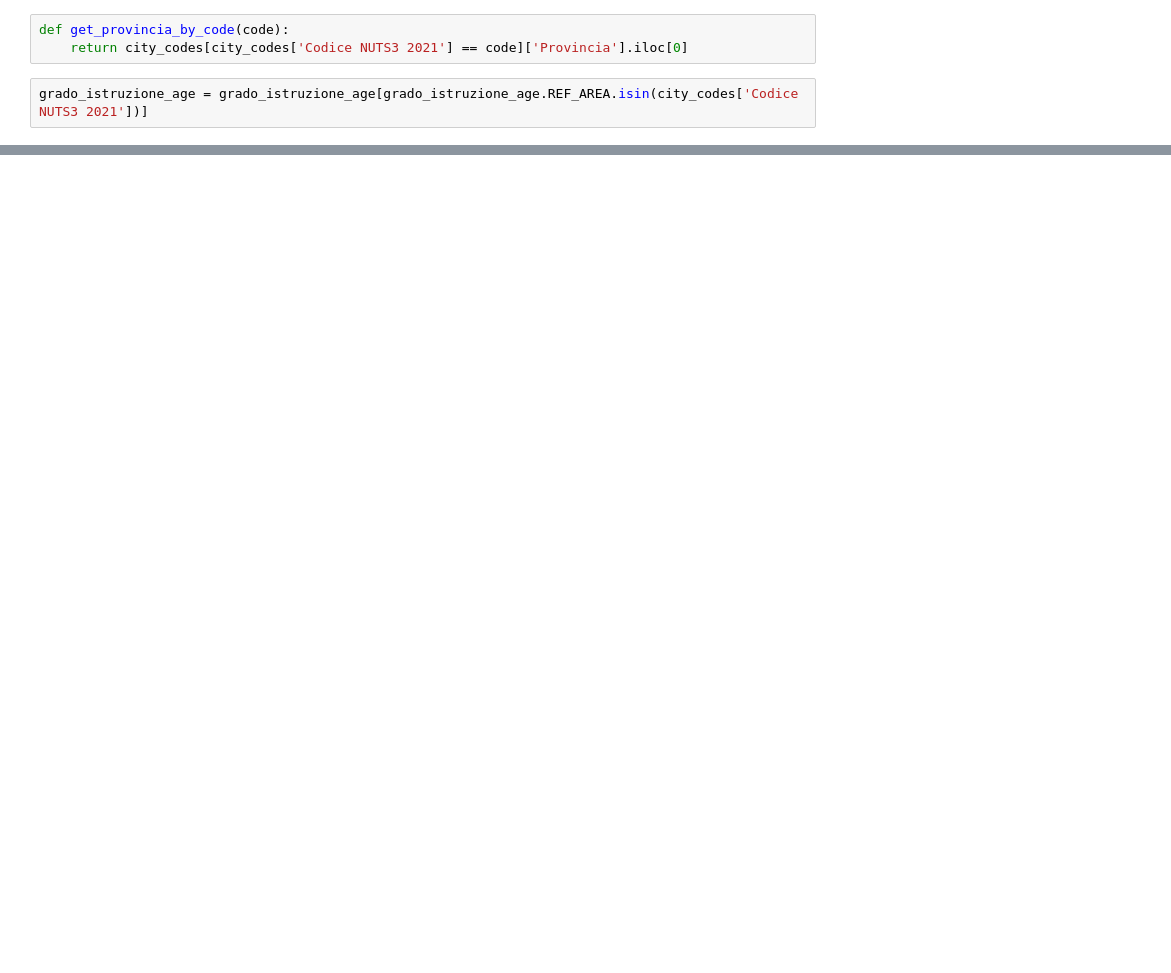
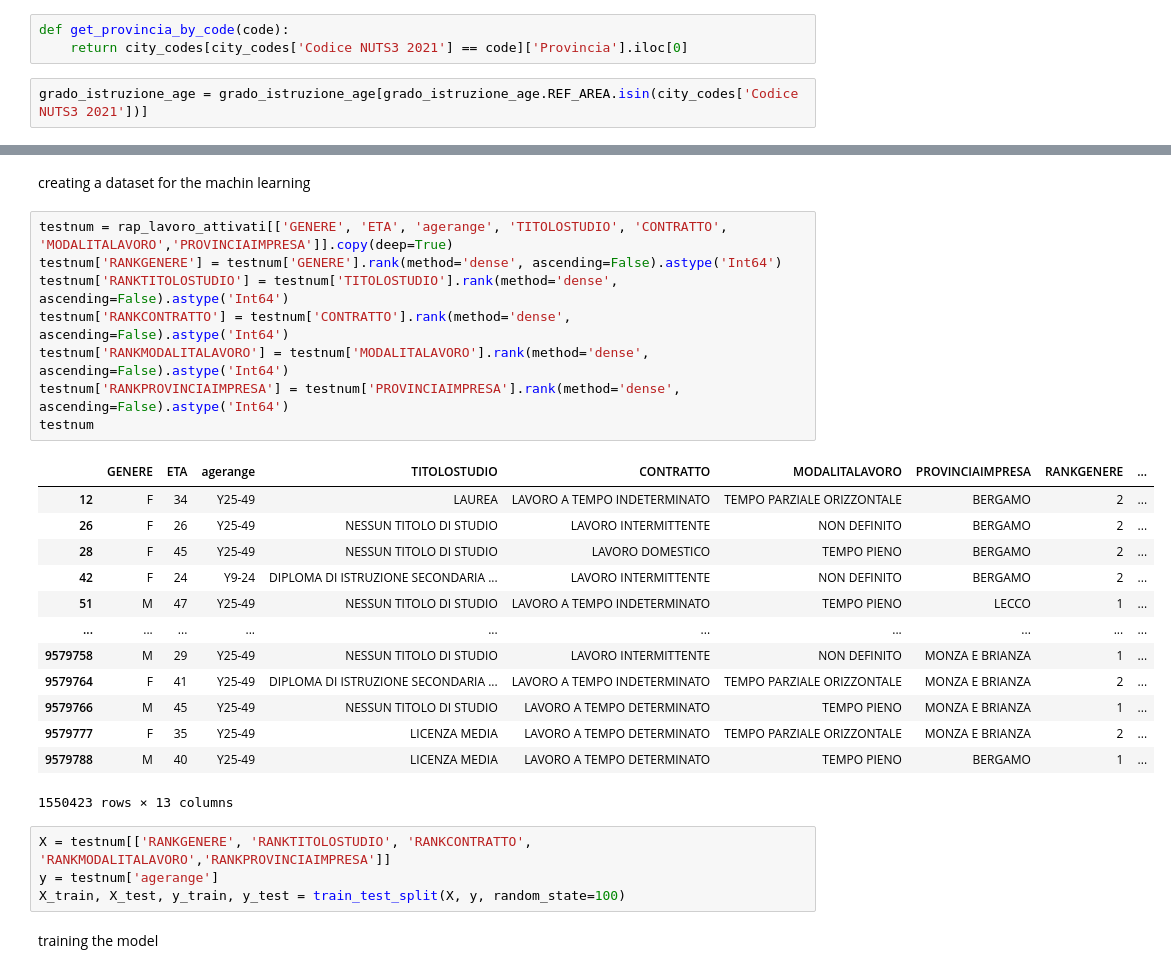
Before and after one commit to DragoE99/Drago-lamb_DataSforBusiness, a Jupyter notebook: DataSforBusiness_dragoLamb.ipynb, the cells around one changed output, grey strips where cells are left out. Cells and saved outputs as stored; diff of their text form; blank space fills up the shorter version.

Commit message:
added machine learning model and first evaluation

```diff
--- a/DataSforBusiness_dragoLamb.ipynb
+++ b/DataSforBusiness_dragoLamb.ipynb
@@ -306,0 +664,30 @@ series_to_set('REF_AREA', grado_istruzione_age)
+# %% [markdown]
+creating a dataset for the machin learning
+# %%
+testnum = rap_lavoro_attivati[['GENERE', 'ETA', 'agerange', 'TITOLOSTUDIO', 'CONTRATTO', 'MODALITALAVORO','PROVINCIAIMPRESA']].copy(deep=True)
+testnum['RANKGENERE'] = testnum['GENERE'].rank(method='dense', ascending=False).astype('Int64')
+testnum['RANKTITOLOSTUDIO'] = testnum['TITOLOSTUDIO'].rank(method='dense', ascending=False).astype('Int64')
+testnum['RANKCONTRATTO'] = testnum['CONTRATTO'].rank(method='dense', ascending=False).astype('Int64')
+testnum['RANKMODALITALAVORO'] = testnum['MODALITALAVORO'].rank(method='dense', ascending=False).astype('Int64')
+testnum['RANKPROVINCIAIMPRESA'] = testnum['PROVINCIAIMPRESA'].rank(method='dense', ascending=False).astype('Int64')
+testnum
+# %% [output]
+|  | GENERE | ETA | agerange | TITOLOSTUDIO | CONTRATTO | MODALITALAVORO | PROVINCIAIMPRESA | RANKGENERE | ... |
+| 12 | F | 34 | Y25-49 | LAUREA | LAVORO A TEMPO INDETERMINATO | TEMPO PARZIALE ORIZZONTALE | BERGAMO | 2 | ... |
+| 26 | F | 26 | Y25-49 | NESSUN TITOLO DI STUDIO | LAVORO INTERMITTENTE | NON DEFINITO | BERGAMO | 2 | ... |
+| 28 | F | 45 | Y25-49 | NESSUN TITOLO DI STUDIO | LAVORO DOMESTICO | TEMPO PIENO | BERGAMO | 2 | ... |
+| 42 | F | 24 | Y9-24 | DIPLOMA DI ISTRUZIONE SECONDARIA ... | LAVORO INTERMITTENTE | NON DEFINITO | BERGAMO | 2 | ... |
+| 51 | M | 47 | Y25-49 | NESSUN TITOLO DI STUDIO | LAVORO A TEMPO INDETERMINATO | TEMPO PIENO | LECCO | 1 | ... |
+| ... | ... | ... | ... | ... | ... | ... | ... | ... | ... |
+| 9579758 | M | 29 | Y25-49 | NESSUN TITOLO DI STUDIO | LAVORO INTERMITTENTE | NON DEFINITO | MONZA E BRIANZA | 1 | ... |
+| 9579764 | F | 41 | Y25-49 | DIPLOMA DI ISTRUZIONE SECONDARIA ... | LAVORO A TEMPO INDETERMINATO | TEMPO PARZIALE ORIZZONTALE | MONZA E BRIANZA | 2 | ... |
+| 9579766 | M | 45 | Y25-49 | NESSUN TITOLO DI STUDIO | LAVORO A TEMPO DETERMINATO | TEMPO PIENO | MONZA E BRIANZA | 1 | ... |
+| 9579777 | F | 35 | Y25-49 | LICENZA MEDIA | LAVORO A TEMPO DETERMINATO | TEMPO PARZIALE ORIZZONTALE | MONZA E BRIANZA | 2 | ... |
+| 9579788 | M | 40 | Y25-49 | LICENZA MEDIA | LAVORO A TEMPO DETERMINATO | TEMPO PIENO | BERGAMO | 1 | ... |
+1550423 rows × 13 columns
+# %%
+X = testnum[['RANKGENERE', 'RANKTITOLOSTUDIO', 'RANKCONTRATTO', 'RANKMODALITALAVORO','RANKPROVINCIAIMPRESA']]
+y = testnum['agerange']
+X_train, X_test, y_train, y_test = train_test_split(X, y, random_state=100)
+# %% [markdown]
+training the model
```
Also changed, not shown: parts of 41 cells of this notebook.
